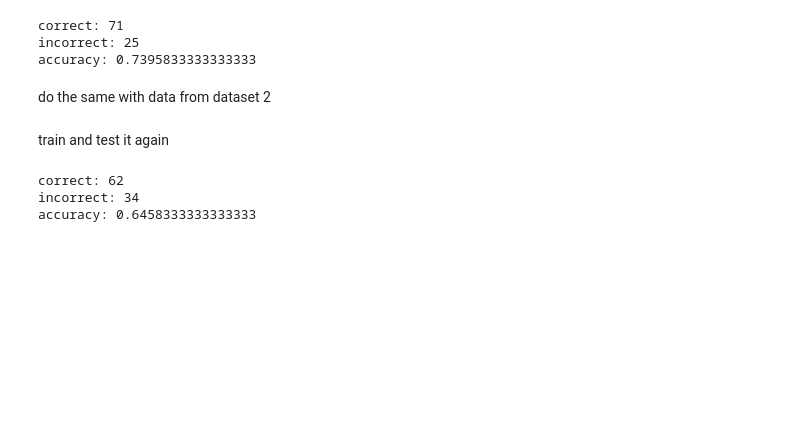
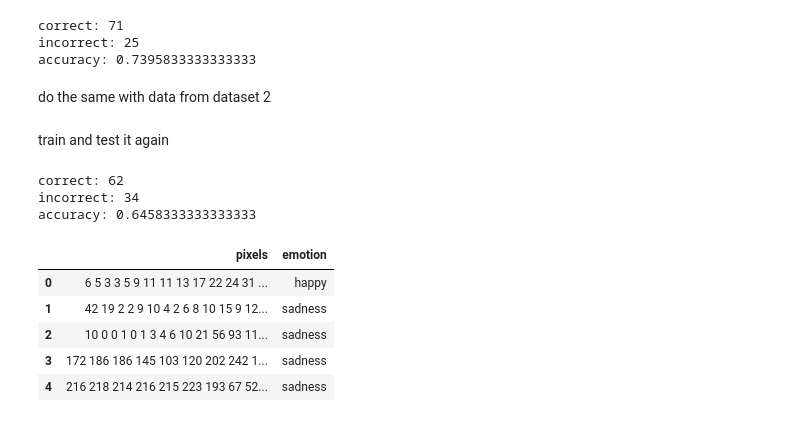
Before and after one commit to StevenW1999/MinorAI, a Jupyter notebook: KNN.ipynb, the cells around one changed output. Drawn from its saved outputs; the diff is of its cells as text; code cells hidden in the pictures; blank space fills up the shorter version.

```diff
--- a/KNN.ipynb
+++ b/KNN.ipynb
@@ -157,3 +157,13 @@ model_2.test(val_x2,val_y2)
 correct: 62
 incorrect: 34
 accuracy: 0.6458333333333333
+# %%
+data_landmarks = pd.read_csv('dataset.csv')
+data_landmarks.head()
+# %% [output]
+|  | pixels | emotion |
+| 0 | 6 5 3 3 5 9 11 11 13 17 22 24 31 ... | happy |
+| 1 | 42 19 2 2 9 10 4 2 6 8 10 15 9 12... | sadness |
+| 2 | 10 0 0 1 0 1 3 4 6 10 21 56 93 11... | sadness |
+| 3 | 172 186 186 145 103 120 202 242 1... | sadness |
+| 4 | 216 218 214 216 215 223 193 67 52... | sadness |
```
Also changed, not shown: parts of 11 cells of this notebook, 7 other files.
